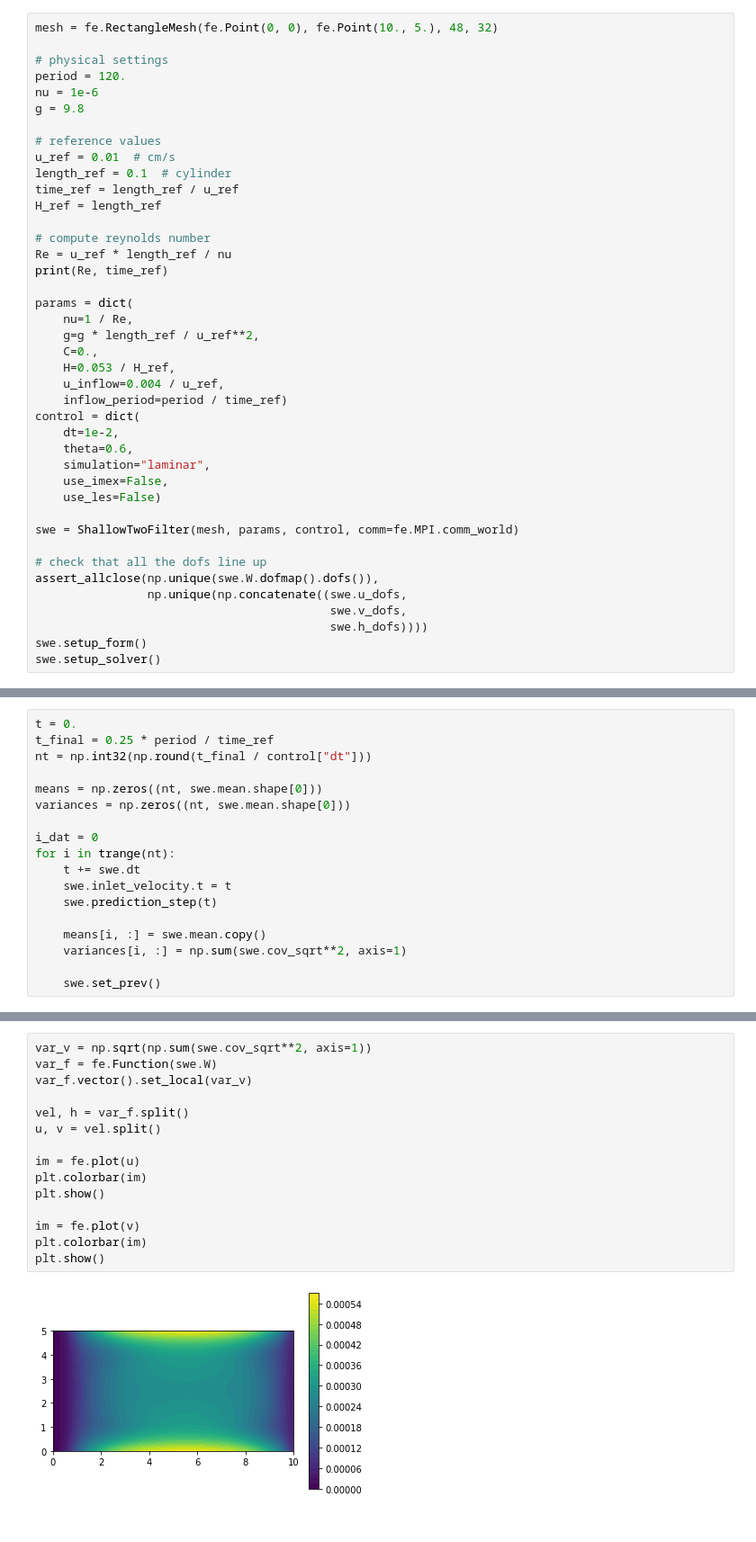
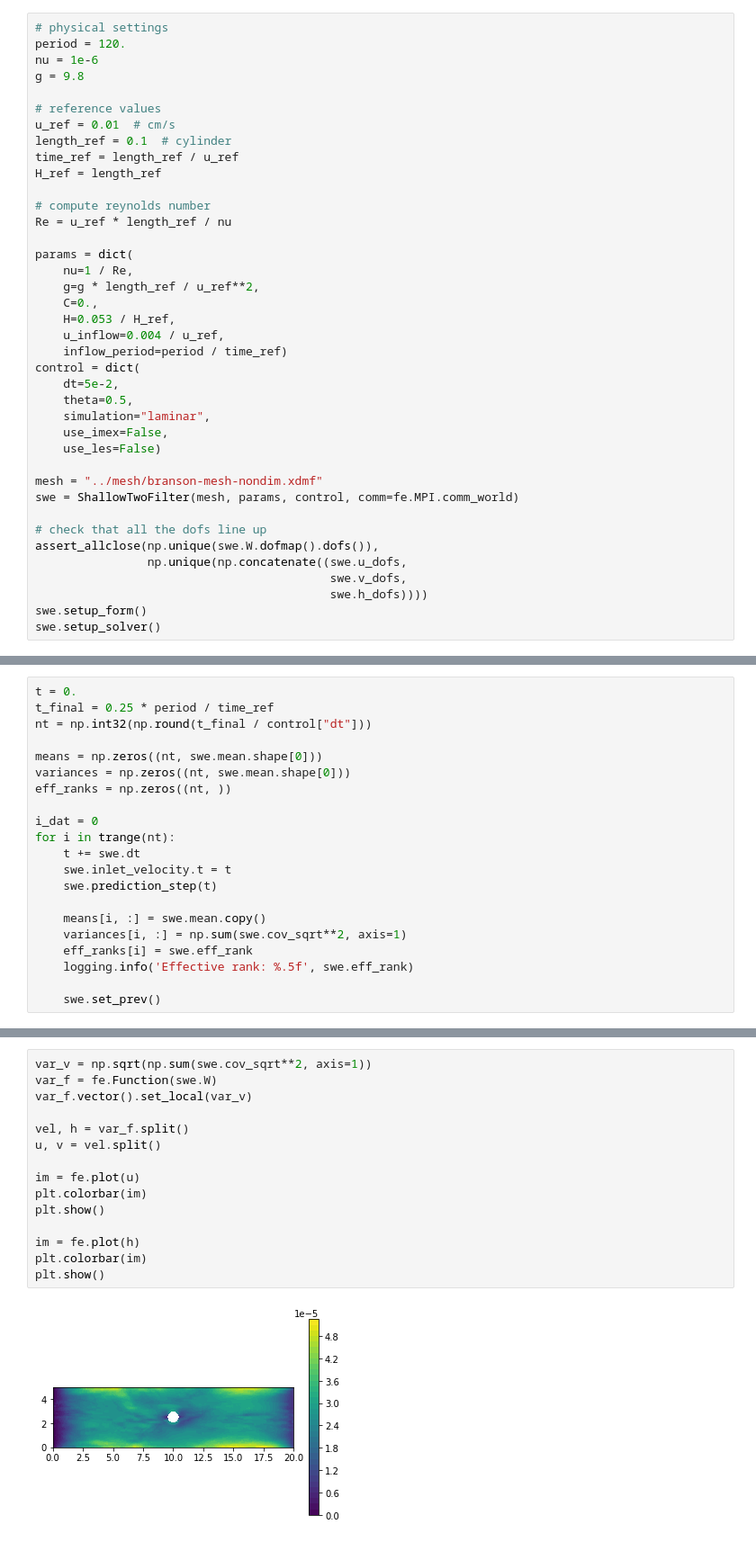
Before and after one commit to connor-duffin/sswfe, a Jupyter notebook: docs/check-swe-prior.ipynb, the cells around one changed output, grey strips where cells are left out. Shown at 90% size. Drawn from its saved outputs; the diff is of its cells as text.

```diff
--- a/docs/check-swe-prior.ipynb
+++ b/docs/check-swe-prior.ipynb
@@ -19,6 +25,4 @@ fe.set_log_level(50)
 # %%
-mesh = fe.RectangleMesh(fe.Point(0, 0), fe.Point(10., 5.), 48, 32)
-
 # physical settings
 period = 120.
 nu = 1e-6
@@ -32,7 +36,6 @@ H_ref = length_ref
 
 # compute reynolds number
 Re = u_ref * length_ref / nu
-print(Re, time_ref)
 
 params = dict(
     nu=1 / Re,
@@ -42,12 +45,13 @@ params = dict(
     u_inflow=0.004 / u_ref,
     inflow_period=period / time_ref)
 control = dict(
-    dt=1e-2,
-    theta=0.6,
+    dt=5e-2,
+    theta=0.5,
     simulation="laminar",
     use_imex=False,
     use_les=False)
 
+mesh = "../mesh/branson-mesh-nondim.xdmf"
 swe = ShallowTwoFilter(mesh, params, control, comm=fe.MPI.comm_world)
 
 # check that all the dofs line up
@@ -97,6 +107,7 @@ nt = np.int32(np.round(t_final / control["dt"]))
 
 means = np.zeros((nt, swe.mean.shape[0]))
 variances = np.zeros((nt, swe.mean.shape[0]))
+eff_ranks = np.zeros((nt, ))
 
 i_dat = 0
 for i in trange(nt):
@@ -106,5 +117,7 @@ for i in trange(nt):
 
     means[i, :] = swe.mean.copy()
     variances[i, :] = np.sum(swe.cov_sqrt**2, axis=1)
+    eff_ranks[i] = swe.eff_rank
+    logging.info('Effective rank: %.5f', swe.eff_rank)
 
     swe.set_prev()
@@ -130,17 +161,17 @@ plt.show()
 # %%
 var_v = np.sqrt(np.sum(swe.cov_sqrt**2, axis=1))
 var_f = fe.Function(swe.W)
 var_f.vector().set_local(var_v)
 
 vel, h = var_f.split()
 u, v = vel.split()
 
 im = fe.plot(u)
 plt.colorbar(im)
 plt.show()
 
-im = fe.plot(v)
+im = fe.plot(h)
 plt.colorbar(im)
 plt.show()
 # %% [output]
-[figure, old version]
+[figure, new version]
```
Also changed, not shown: parts of 9 cells of this notebook, 3 other files.
